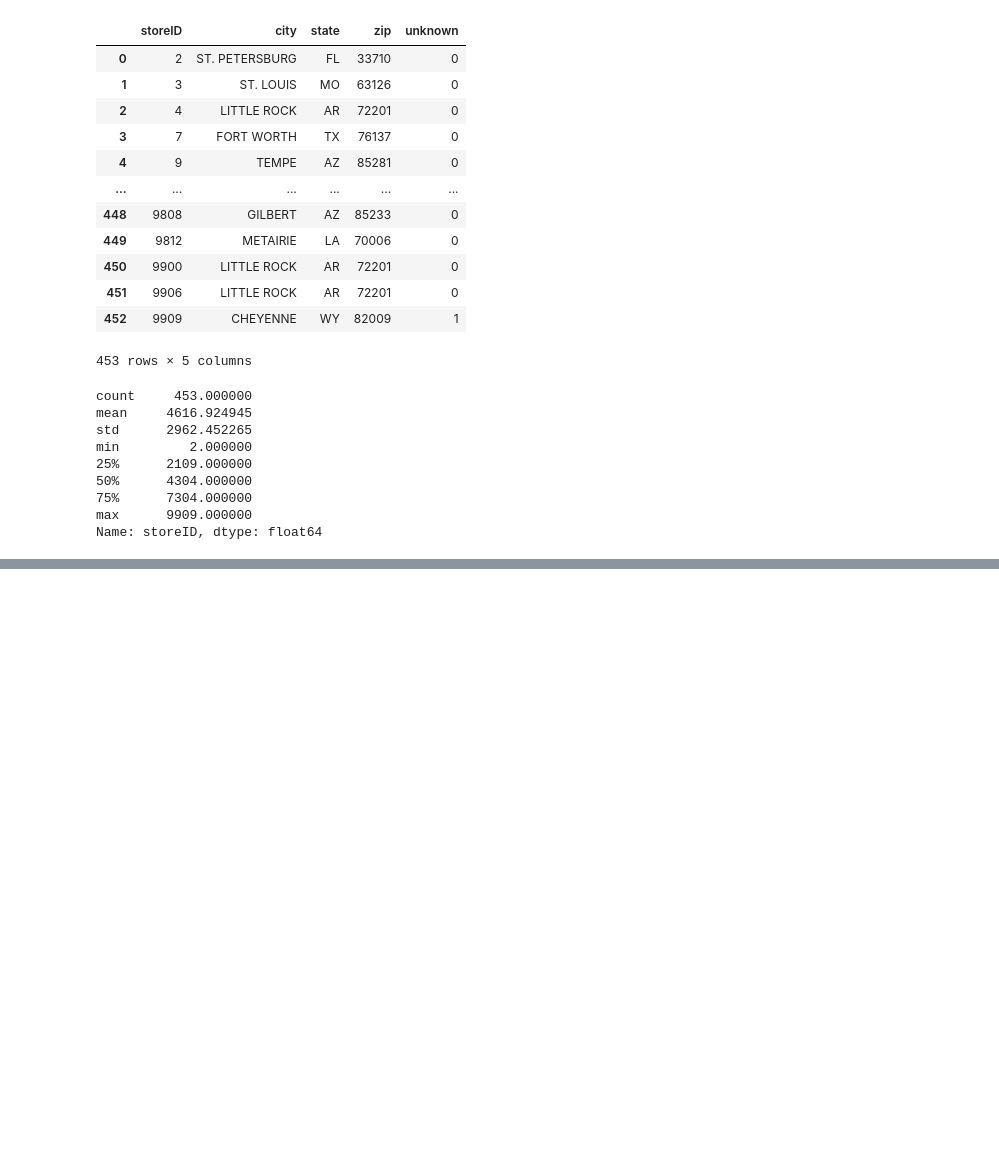
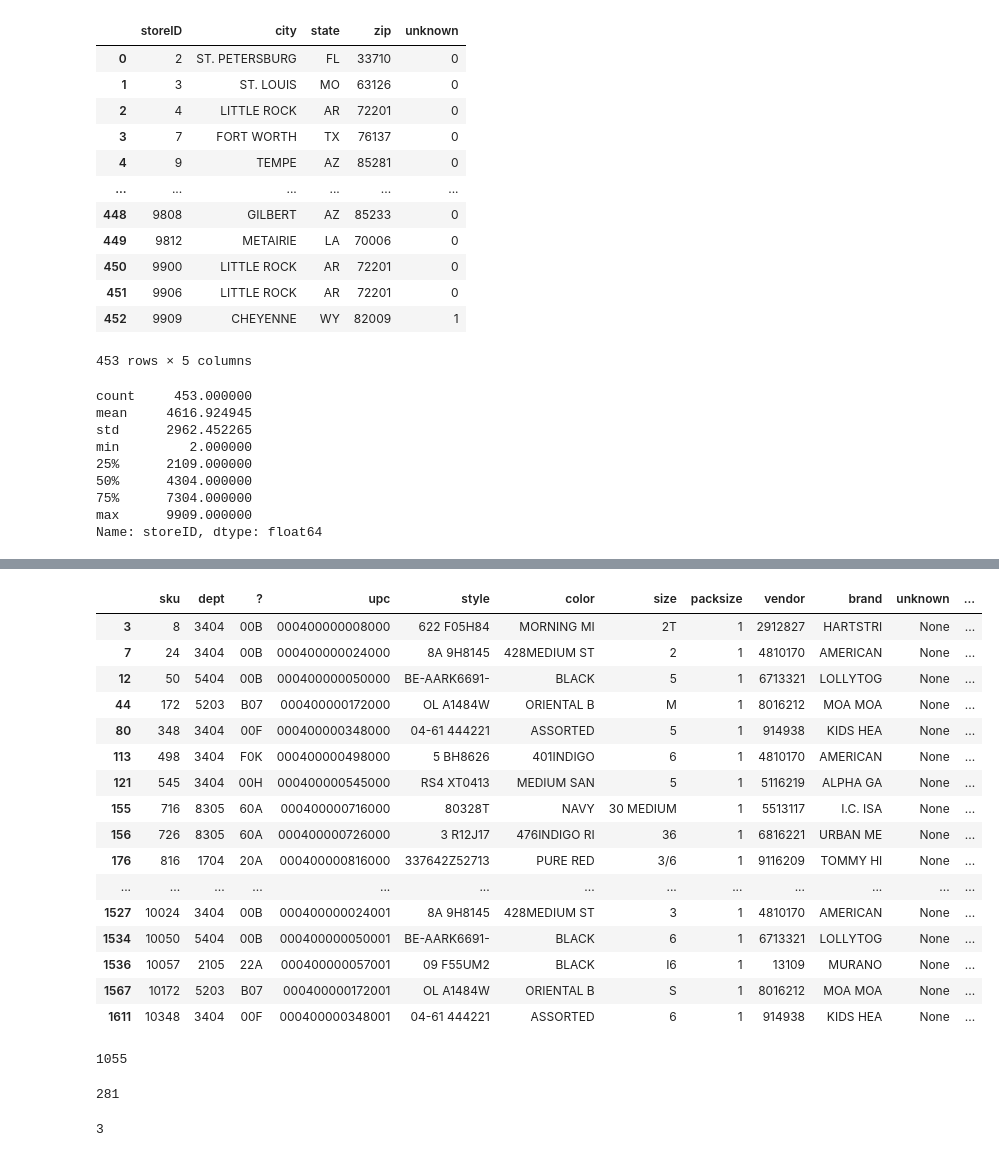
Before and after one commit to jakobkuemmerle/Shopping-Store-Price-Elasticity-Model, a Jupyter notebook: project_EDA.ipynb, the cells around one changed output, grey strips where cells are left out. Saved outputs shown, nothing was run; the diff lists cells and outputs as text; code cells hidden in the pictures; blank space fills up the shorter version.

```diff
--- a/project_EDA.ipynb
+++ b/project_EDA.ipynb
@@ -211,0 +408,7 @@ trans.head(10)
+# %%
+# change data types, changed nan vendors to 0
+cleaned_sku['vendor'] = cleaned_sku['vendor'].fillna(0).astype(int)
+
+cleaned_sku['packsize'] = cleaned_sku['packsize'].astype(int)
+
+cleaned_sku.dtypes
@@ -211,0 +429,35 @@ trans.head(10)
+# %%
+# now figure out the ? column before exporting
+bad_classid = cleaned_sku[~cleaned_sku['?'].apply(lambda x: str(x).isdigit())]
+bad_classid.head(50)
+# %% [output]
+|  | sku | dept | ? | upc | style | color | size | packsize | vendor | brand | unknown | ... |
+| 3 | 8 | 3404 | 00B | 000400000008000 | 622 F05H84 | MORNING MI | 2T | 1 | 2912827 | HARTSTRI | None | ... |
+| 7 | 24 | 3404 | 00B | 000400000024000 | 8A 9H8145 | 428MEDIUM ST | 2 | 1 | 4810170 | AMERICAN | None | ... |
+| 12 | 50 | 5404 | 00B | 000400000050000 | BE-AARK6691- | BLACK | 5 | 1 | 6713321 | LOLLYTOG | None | ... |
+| 44 | 172 | 5203 | B07 | 000400000172000 | OL A1484W | ORIENTAL B | M | 1 | 8016212 | MOA MOA | None | ... |
+| 80 | 348 | 3404 | 00F | 000400000348000 | 04-61 444221 | ASSORTED | 5 | 1 | 914938 | KIDS HEA | None | ... |
+| 113 | 498 | 3404 | F0K | 000400000498000 | 5 BH8626 | 401INDIGO | 6 | 1 | 4810170 | AMERICAN | None | ... |
+| 121 | 545 | 3404 | 00H | 000400000545000 | RS4 XT0413 | MEDIUM SAN | 5 | 1 | 5116219 | ALPHA GA | None | ... |
+| 155 | 716 | 8305 | 60A | 000400000716000 | 80328T | NAVY | 30 MEDIUM | 1 | 5513117 | I.C. ISA | None | ... |
+| 156 | 726 | 8305 | 60A | 000400000726000 | 3 R12J17 | 476INDIGO RI | 36 | 1 | 6816221 | URBAN ME | None | ... |
+| 176 | 816 | 1704 | 20A | 000400000816000 | 337642Z52713 | PURE RED | 3/6 | 1 | 9116209 | TOMMY HI | None | ... |
+| ... | ... | ... | ... | ... | ... | ... | ... | ... | ... | ... | ... | ... |
+| 1527 | 10024 | 3404 | 00B | 000400000024001 | 8A 9H8145 | 428MEDIUM ST | 3 | 1 | 4810170 | AMERICAN | None | ... |
+| 1534 | 10050 | 5404 | 00B | 000400000050001 | BE-AARK6691- | BLACK | 6 | 1 | 6713321 | LOLLYTOG | None | ... |
+| 1536 | 10057 | 2105 | 22A | 000400000057001 | 09 F55UM2 | BLACK | I6 | 1 | 13109 | MURANO | None | ... |
+| 1567 | 10172 | 5203 | B07 | 000400000172001 | OL A1484W | ORIENTAL B | S | 1 | 8016212 | MOA MOA | None | ... |
+| 1611 | 10348 | 3404 | 00F | 000400000348001 | 04-61 444221 | ASSORTED | 6 | 1 | 914938 | KIDS HEA | None | ... |
+# %%
+cleaned_sku['?'].nunique()
+# %% [output]
+1055
+# %%
+bad_classid['?'].nunique()
+# %% [output]
+281
+# %%
+max_length = cleaned_sku['?'].str.len().max()
+max_length
+# %% [output]
+3
```
Also changed, not shown: parts of 64 cells of this notebook.
